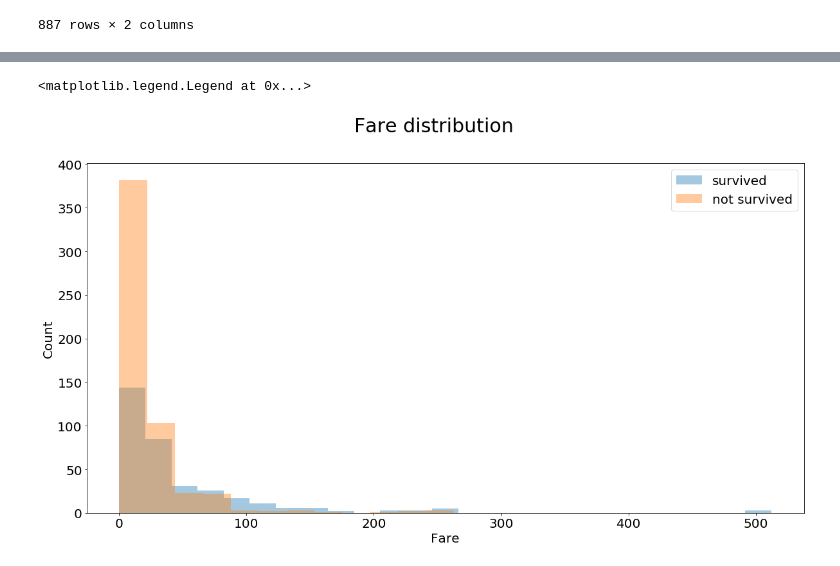
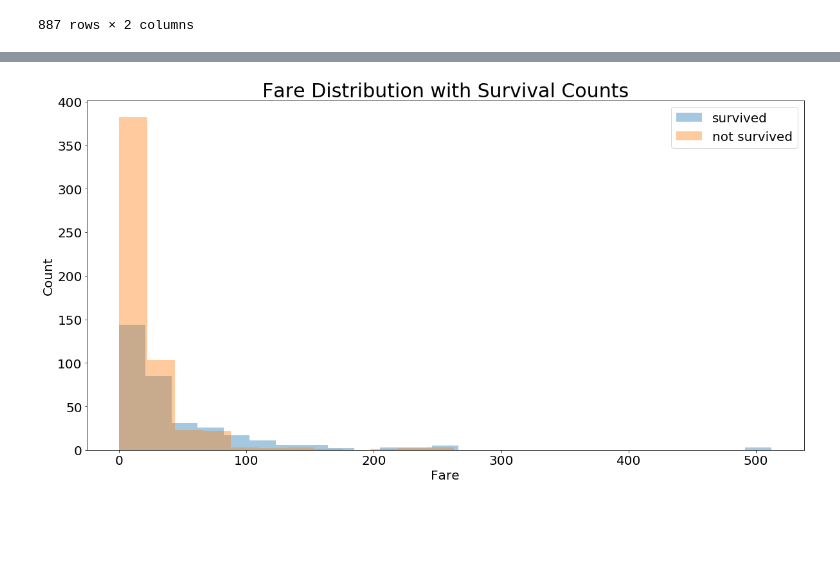
Before and after one commit to USF-CS-663-Spring-2020/lab-02-titanic-CSWang2019, a Jupyter notebook: Lab2_Titanic.ipynb, the cells around one changed output, grey strips where cells are left out. Cells and saved outputs as stored; diff of their text form; code cells hidden in the pictures; blank space fills up the shorter version.

Commit message:
4 plots, updating titles and labels

```diff
--- a/Lab2_Titanic.ipynb
+++ b/Lab2_Titanic.ipynb
@@ -104,17 +115,19 @@ ax = pure_result.plot.bar(x='Index')
 # %%
 survived = 'survived'
 not_survived = 'not survived'
 fs = 20
 fig, ax = plt.subplots(figsize=(20,10))
-fig.suptitle('Fare distribution', fontsize=30)
+# fig.suptitle('Fare Distribution with Survival Counts', fontsize=30)
 plt.xlabel('Fare', fontsize=fs)
 plt.ylabel('Count', fontsize=fs)
-# plt.rc('xtick', labelsize=fs)
-# plt.rc('ytick', labelsize=fs)
 plt.rc('legend', fontsize=fs)
 ax = sns.distplot(df[df['Survived']==1].Fare.dropna(), bins=25, label = survived, kde =False)
 ax = sns.distplot(df[df['Survived']==0].Fare.dropna(), bins=12, label = not_survived, kde =False)
 ax.legend()
+plt.title('Fare Distribution with Survival Counts',fontsize = 30)
+
+
+ax.tick_params(axis='y',labelsize=fs)
+ax.tick_params(axis='x',labelsize=fs)
 # %% [output]
-<matplotlib.legend.Legend at 0x...>
-[figure, old version]
+[figure, new version]
```
Also changed, not shown: parts of 10 cells of this notebook.
